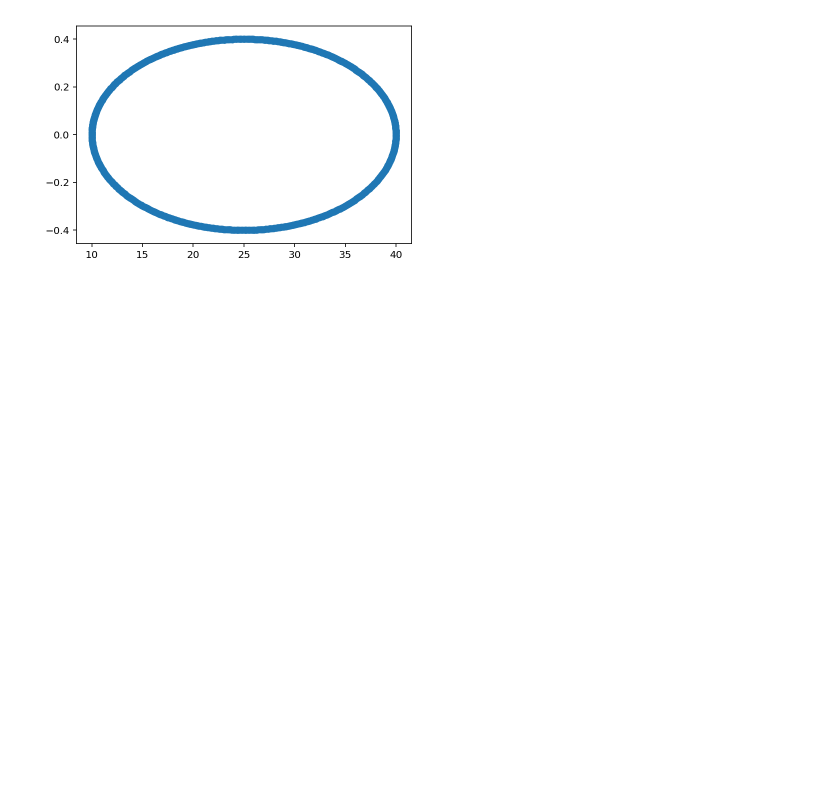
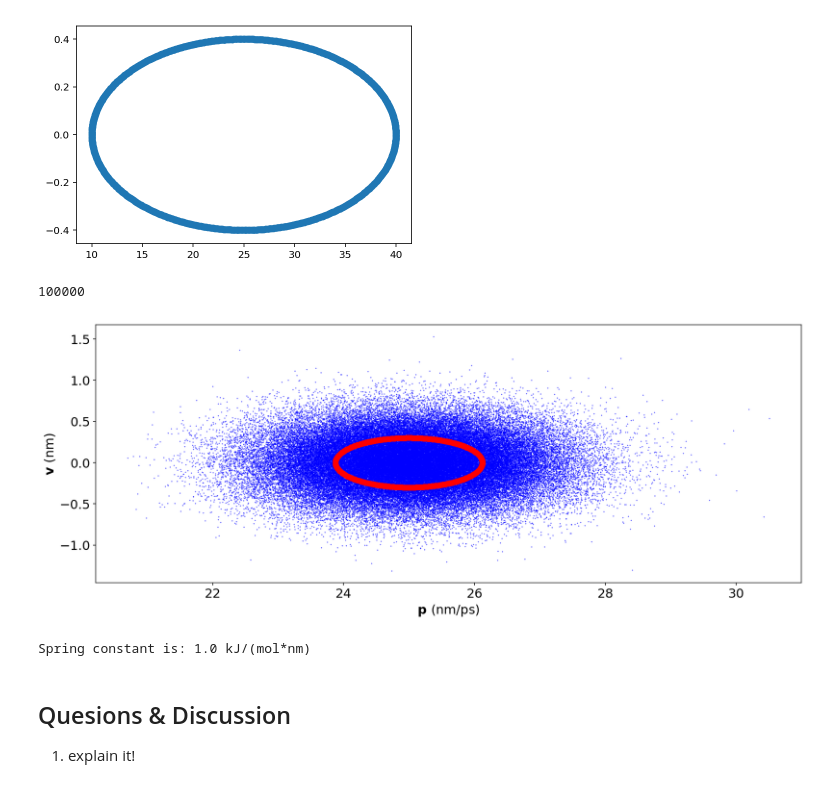
Before and after one commit to TeamOverkill/md_analysis, a Jupyter notebook: Untitled.ipynb, the cells around one changed output. Saved outputs shown, nothing was run; the diff lists cells and outputs as text; code cells hidden in the pictures; blank space fills up the shorter version.

Commit message:
- Added phase space with thermostat

```diff
--- a/Untitled.ipynb
+++ b/Untitled.ipynb
@@ -111,3 +111,44 @@ plt.scatter(pos,vel)
 # %% [output]
 <matplotlib.collections.PathCollection at 0x...>
 [figure]
+# %%
+f = open('harmonic_one_particle_andersen.gro', "r")
+lines = f.read()
+f.close()
+matches = re.findall("-?[0-9]+\.[0-9]...(?![0-9])", lines)
+arr = np.array(matches, dtype=float)
+arr.resize(100000, 6)                         #Array of positions and velocities
+speeds = []
+pos = []
+for row in arr:
+    speeds.append(row[3])
+    pos.append(row[0])
+len(speeds)
+
+f = open('harmonic_one_particle_no_thermostat.gro', "r")
+lines = f.read()
+f.close()
+matches = re.findall("-?[0-9]+\.[0-9]...(?![0-9])", lines)
+arr2 = np.array(matches, dtype=float)
+arr2.resize(100000, 6)                         #Array of positions and velocities
+speeds2 = []
+pos2 = []
+for row in arr2:
+    speeds2.append(row[3])
+    pos2.append(row[0])
+len(speeds2)
+# %% [output]
+100000
+# %%
+plt.scatter(pos, speeds, color = 'blue', s=0.1)
+plt.scatter(pos2, speeds2, color = 'red')
+plt.ylabel(r'$\bf{v}\ \mathrm{(nm)}$')
+plt.xlabel(r'$\bf{p}\ \mathrm{(nm/ps)}$')
+plt.show()
+print('Spring constant is: 1.0 kJ/(mol*nm)')
+# %% [output]
+[figure, added]
+Spring constant is: 1.0 kJ/(mol*nm)
+# %% [markdown]
+## Quesions & Discussion
+1. explain it!
```
Also changed, not shown: parts of 2 cells of this notebook, 3 other files.
